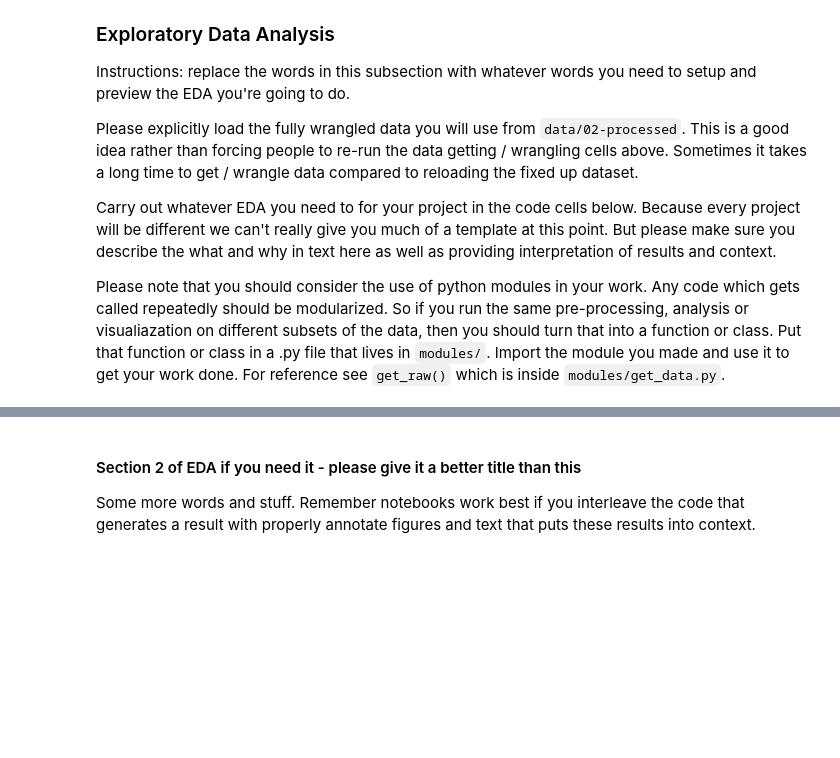
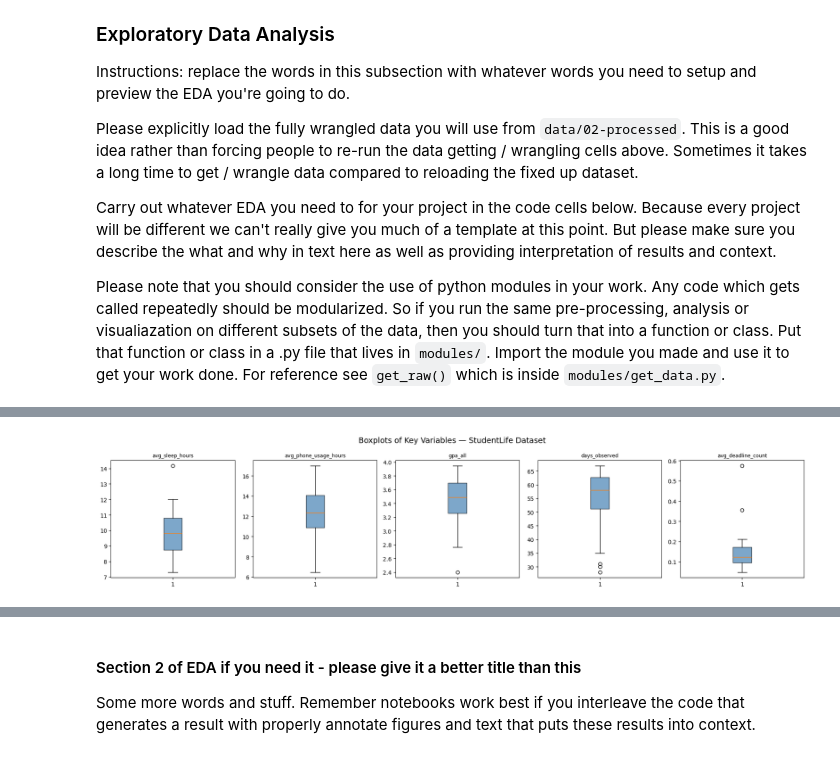
Before and after one commit to AnEpiphanyMaybe/sleep-screen-time-analysis, a Jupyter notebook: 02-EDACheckpoint.ipynb, the cells around one changed output, grey strips where cells are left out. Cells and saved outputs as stored; diff of their text form; code cells hidden in the pictures; blank space fills up the shorter version.

```diff
--- a/02-EDACheckpoint.ipynb
+++ b/02-EDACheckpoint.ipynb
@@ -445,0 +759,12 @@ Some more words and stuff.  Remember notebooks work best if you interleave the c
+# %%
+# ── Boxplots ────────────────────────────────────────────────────────────
+fig, axes = plt.subplots(1, len(studentlife_vars), figsize=(18, 4))
+for ax, col in zip(axes, studentlife_vars):
+    ax.boxplot(user_behavior[col].dropna(), patch_artist=True,
+               boxprops=dict(facecolor='steelblue', alpha=0.7))
+    ax.set_title(col, fontsize=9)
+plt.suptitle('Boxplots of Key Variables — StudentLife Dataset', fontsize=14)
+plt.tight_layout()
+plt.show()
+# %% [output]
+[figure, added]
```
Also changed, not shown: parts of 36 cells of this notebook.
